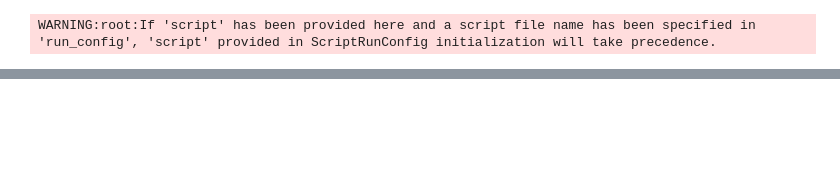
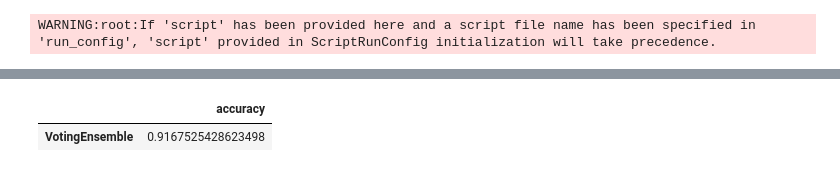
Before and after one commit to Batuhanipekci/AzureMLEngineerSubmission, a Jupyter notebook: udacity-project.ipynb, the cells around one changed output, grey strips where cells are left out. Saved outputs shown, nothing was run; the diff lists cells and outputs as text; code cells hidden in the pictures; blank space fills up the shorter version.

```diff
--- a/udacity-project.ipynb
+++ b/udacity-project.ipynb
@@ -225,0 +212,19 @@ AttributeError: 'AutoMLRun' object has no attribute 'get_best_run_by_primary_met
+# %%
+import joblib
+import os
+# Retrieve and save your best automl model.
+
+
+### YOUR CODE HERE ###
+best_run_automl = run_auto_ml.get_best_child()
+
+print(best_run_automl.get_file_names())
+# Download the best model to local storage
+best_run_automl.download_file(best_run_automl.get_file_names()[-3])
+
+# Save the downloaded file to local storage
+local_path='./outputs'
+os.makedirs(local_path, exist_ok=True)
+
+best_automl_model = joblib.load(open(best_run_automl.get_file_names()[-3].split('/')[1], 'rb'))
+joblib.dump(best_automl_model, 'outputs/best_automl_model.joblib')
@@ -251,0 +274,9 @@ TypeError: can't pickle _thread.RLock objects
+# %%
+
+best_automl_accuracy = best_run_automl.get_metrics("accuracy")["accuracy"]
+automl_algorithm = best_run_automl.get_details()['properties']['run_algorithm']
+results_automl = pd.DataFrame([str(best_automl_accuracy)], columns = ["accuracy"], index=[automl_algorithm])
+results_automl
+# %% [output]
+|  | accuracy |
+| VotingEnsemble | 0.9167525428623498 |
```
Also changed, not shown: parts of 27 cells of this notebook.
